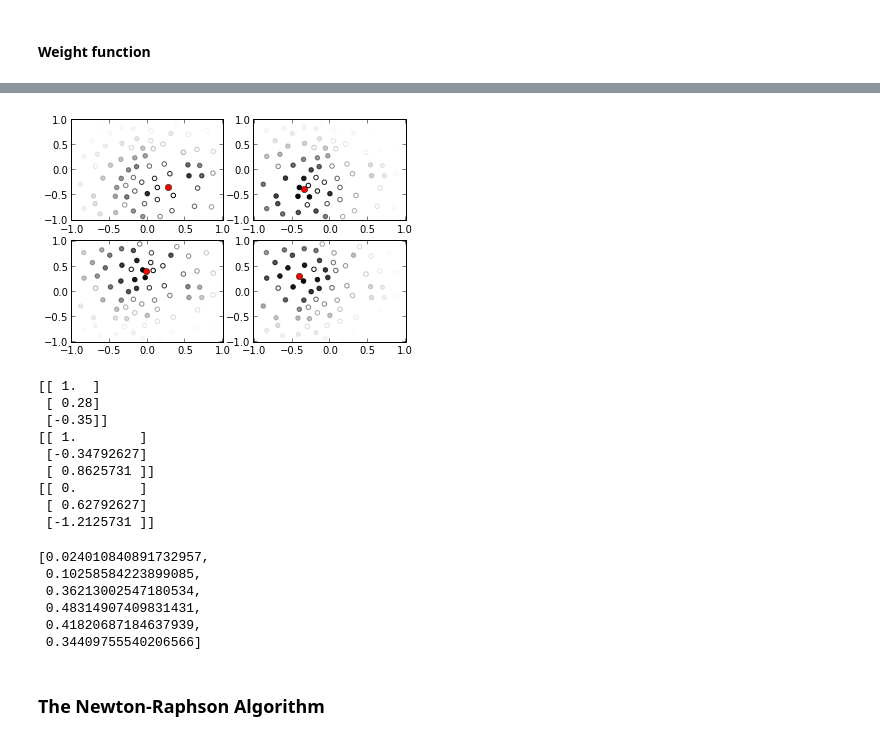
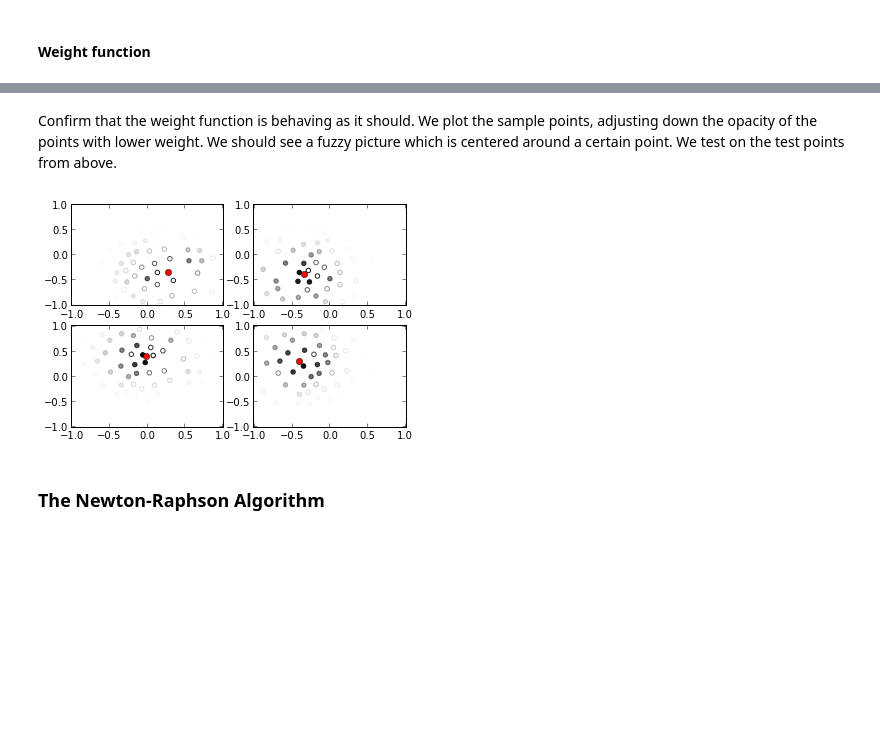
Before and after one commit to twoquarterrican/stanford_ml_ps1, a Jupyter notebook: lwlr.ipynb, the cells around one changed output, grey strips where cells are left out. Saved outputs shown, nothing was run; the diff lists cells and outputs as text; code cells hidden in the pictures; blank space fills up the shorter version.

```diff
--- a/lwlr.ipynb
+++ b/lwlr.ipynb
@@ -139,7 +167,0 @@ def run_procedure_on_test_points(proc, *args):
-# %%
-for i in range(x_test.shape[0]):
-    x = x_test[i].reshape((3,1))
-    print "x = (" + str(x[1,0]) + ", " + str(x[2,0]) + ")"+\
-        " is shown as a " + test_colors[i] + " dot in the figure below."
-    show_scatter_plot()
-    plt.plot([x[1,0]],[x[2,0]],c=test_colors[i],marker='o');
@@ -151,0 +170,4 @@ x = (-0.4, 0.3) is shown as a orange dot in the figure below.
+# %%
+show_scatter_plot()
+for x in x_test:
+    plt.plot([x[0,1]],[x[0,2]], c='r', marker='o')
@@ -176,27 +194,0 @@ def weight(xi, x, tau):
-# %%
-# confirm that the weight function is behaving as it should
-print "In the figures below, we fade out the points which are weighted less heavily"
-print "If the points around the red dot are more opaque, then everything is working"
-def plot_one_vector(x):
-    """given 3 x 1 vector x = [1, x1, x2], plot (x1, x2) on a graph"""
-    plt.plot(x[1,0],x[2,0],marker='o', color='r')
-num_points = x_test.shape[0]
-# iterate over the test points we defined above
-for j in range(num_points):
-    # I like single points to be column vectors, recall that first entry is always 1,
-    # thus x should really be thought of as a point in R^2
-    x = x_test[j].reshape((3,1))
-    # if num_points is 5, have -(-5/2) = 3 columns, always have two rows,
-    # put j^th graph at position (j/2, j%2), i.e. 0th at (0,0), next at (0,1), next
-    # at (1,0), etc.
-    ax = plt.subplot2grid((-(-num_points/2),2),(j/2,j%2))
-    # loop through to define each weight
-    for i in range(m):
-        grey_by_weight = weight(x_sample_ones[i].reshape((3,1)), x.reshape((3,1)), 0.5)
-        # put in the sample points colored by the local weighting
-        plt.scatter(x_sample[i,0],x_sample[i,1], alpha=grey_by_weight, c=ycol[i], cmap=cm.Greys, marker='o')
-    # plot the red dot, the point around which the weights are centered.  Also,
-    # the point we are trying to classify
-    plot_one_vector(x)
-    # plot both x and y axes from -1 to 1, with a bit of wiggle room
-    plt.axis([-1.1,1.1,-1.1,1.1]);
@@ -207,3 +195,5 @@ If the points around the red dot are more opaque, then everything is working
+# %% [markdown]
+Confirm that the weight function is behaving as it should. We plot the sample points, adjusting down the opacity of the points with lower weight.  We should see a fuzzy picture which is centered around a certain point.  We test on the test points from above.
 # %%
 # function to plot the training set with opacity dictated by local weight.  Local is with respect to argument x
 def plot_points_with_local_weight(x, tau):
@@ -218,38 +208,12 @@ def plot_points_with_local_weight(x, tau):
     plt.axis([-1.01,1.01,-1.01,1.01])
 # %%
 # confirm that the weight function is behaving as it should by looking at some test points
-# In the figures below, we fade out the points which are weighted less heavily"
-# If the points around the red dot are more opaque, then everything is working"
-run_procedure_on_test_points(plot_points_with_local_weight, 0.5)
+# In the figures below, we fade out the points which are weighted less heavily
+# If the points around the red dot are more opaque, then everything is working
+# the parameter tau is the second argument.  You can adjust it and see more points come in to view as it gets larger
+run_procedure_on_test_points(plot_points_with_local_weight, 0.3)
 # %% [output]
-[figure, old version]
+[figure, new version]
-# %%
-j=0
-x = x_test[j].reshape((3,1))
-print(x)
-xb = x_sample_ones[0].reshape((3,1))
-print xb
-print x - xb
-grey_by_weight = []
-for i in range(6):
-    grey_by_weight.append(weight(x_sample_ones[i].reshape((3,1)), x.reshape((3,1)), 0.5))
-grey_by_weight
-# %% [output]
-[[ 1.  ]
- [ 0.28]
- [-0.35]]
-[[ 1.        ]
- [-0.34792627]
- [ 0.8625731 ]]
-[[ 0.        ]
- [ 0.62792627]
- [-1.2125731 ]]
-[0.024010840891732957,
- 0.10258584223899085,
- 0.36213002547180534,
- 0.48314907409831431,
- 0.41820687184637939,
- 0.34409755540206566]
 # %% [markdown]
 ### The Newton-Raphson Algorithm
 # %% [markdown]
```
Also changed, not shown: parts of 63 cells of this notebook, 5 other files.
